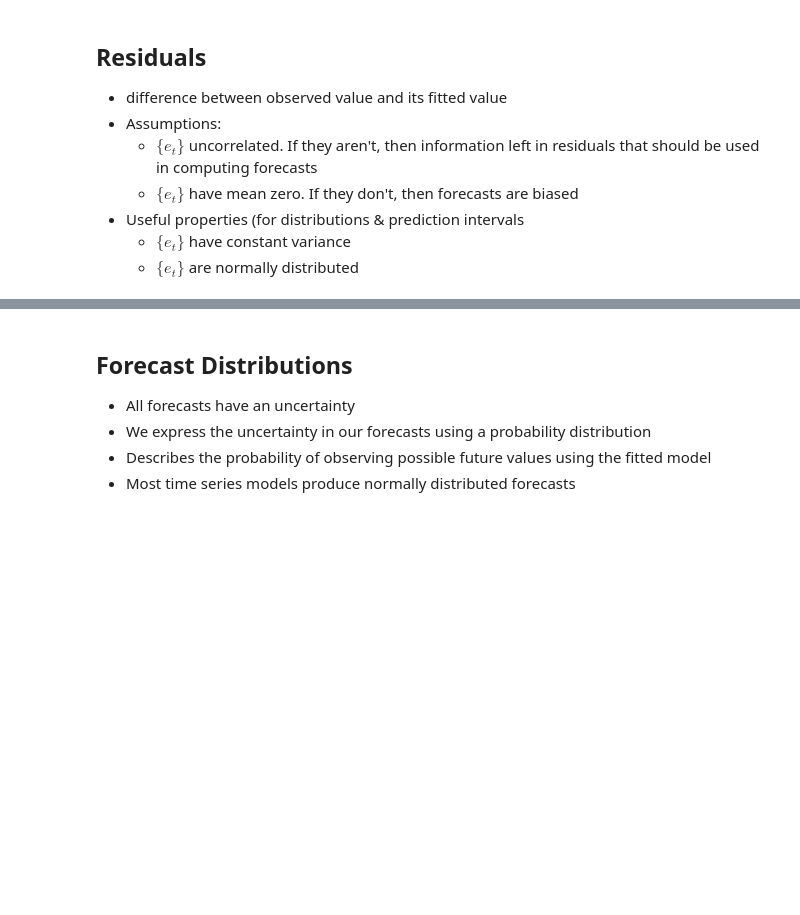
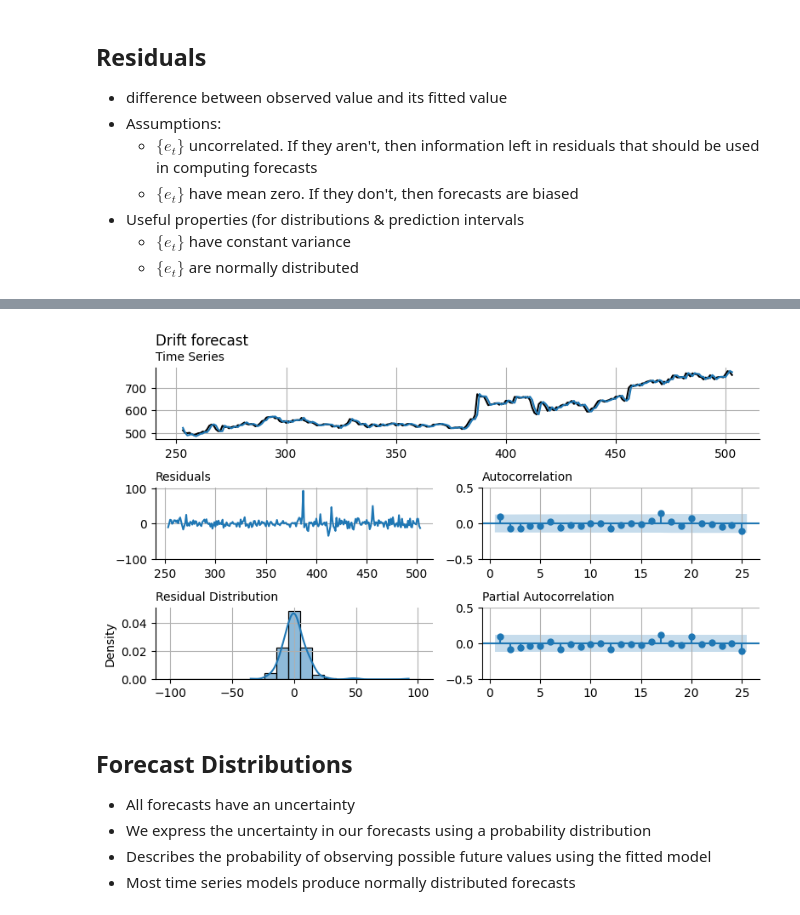
Before and after one commit to gabrielalusofona/cda, a Jupyter notebook: lectures/07-TimeSeries Forecast.ipynb, the cells around one changed output, grey strips where cells are left out. Cells and saved outputs as stored; diff of their text form; code cells hidden in the pictures; blank space fills up the shorter version.

Commit message:
Add 07-TimeSeries Forecast

```diff
--- a/lectures/07-TimeSeries Forecast.ipynb
+++ b/lectures/07-TimeSeries Forecast.ipynb
@@ -319,7 +387,9 @@ plt.subplots_adjust(top=.9)
 # %%
 plot_tsresiduals(Ytrain, results.drift)
-suptitle('Naïve forecast')
+suptitle('Drift forecast')
 plt.subplots_adjust(top=.9)
+# %% [output]
+[figure, added]
 # %% [markdown]
 ## Forecast Distributions
 
```
Also changed, not shown: parts of 25 cells of this notebook, 5 other files.
